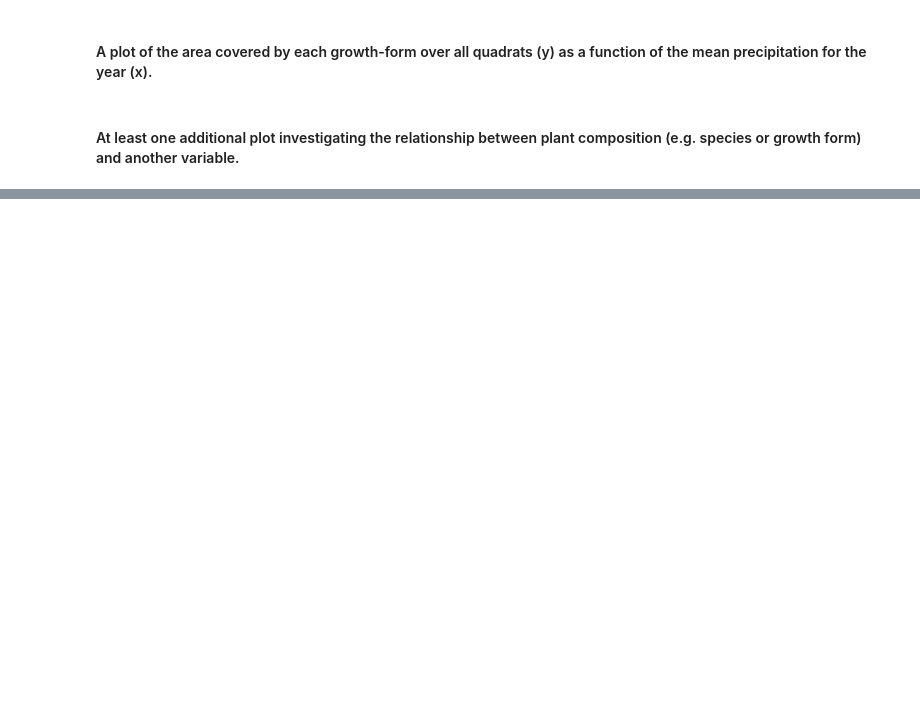
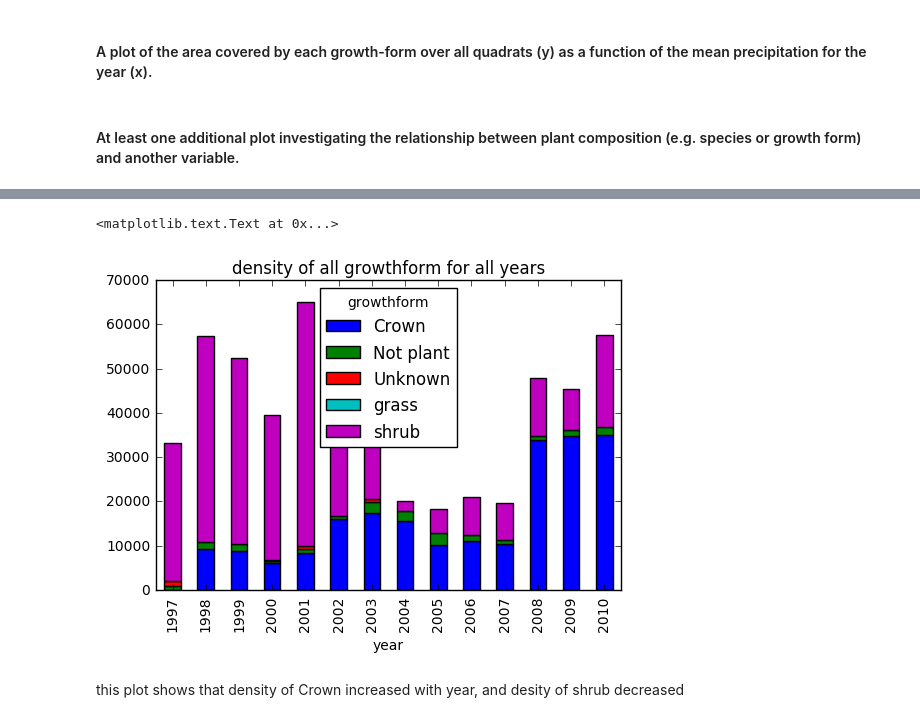
Before and after one commit to melissahoffman/Python_Data_Analysis, a Jupyter notebook: Python_Data_Analysis.ipynb, the cells around one changed output, grey strips where cells are left out. Saved outputs shown, nothing was run; the diff lists cells and outputs as text; code cells hidden in the pictures; blank space fills up the shorter version.

```diff
--- a/Python_Data_Analysis.ipynb
+++ b/Python_Data_Analysis.ipynb
@@ -114,0 +117,3 @@ species_year_plot.set_ylabel("Quadrat")
+# %%
+density_growthform_year = merged_gf_year.groupby(['growthform','year'], as_index = False).density.sum()
+density_growthform_year.head()
@@ -114,0 +127,12 @@ species_year_plot.set_ylabel("Quadrat")
+# %%
+density_growthform_year_wide = density_growthform_year.pivot(index = 'year', columns = 'growthform', values = 'density')
+# %%
+density_growthform_plot = density_growthform_year_wide.plot(kind ='bar', stacked = True,
+                  title = "density of all growthform for all years")
+density_species_plot.set_xlabel("Year")
+density_species_plot.set_ylabel("growthform")
+# %% [output]
+<matplotlib.text.Text at 0x...>
+[figure, added]
+# %% [markdown]
+this plot shows that density of Crown increased with year, and desity of shrub decreased
```
Also changed, not shown: parts of 3 cells of this notebook.
